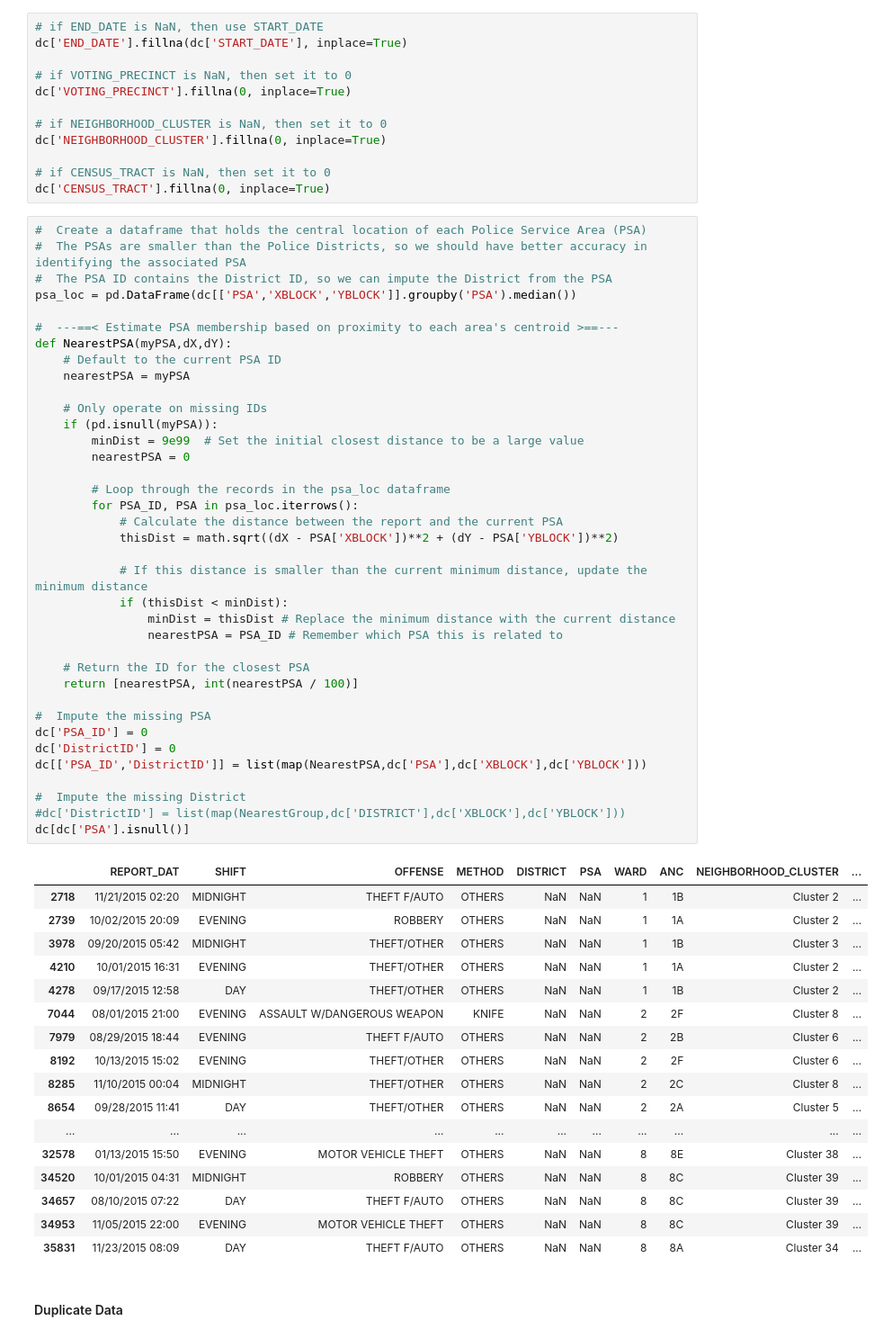
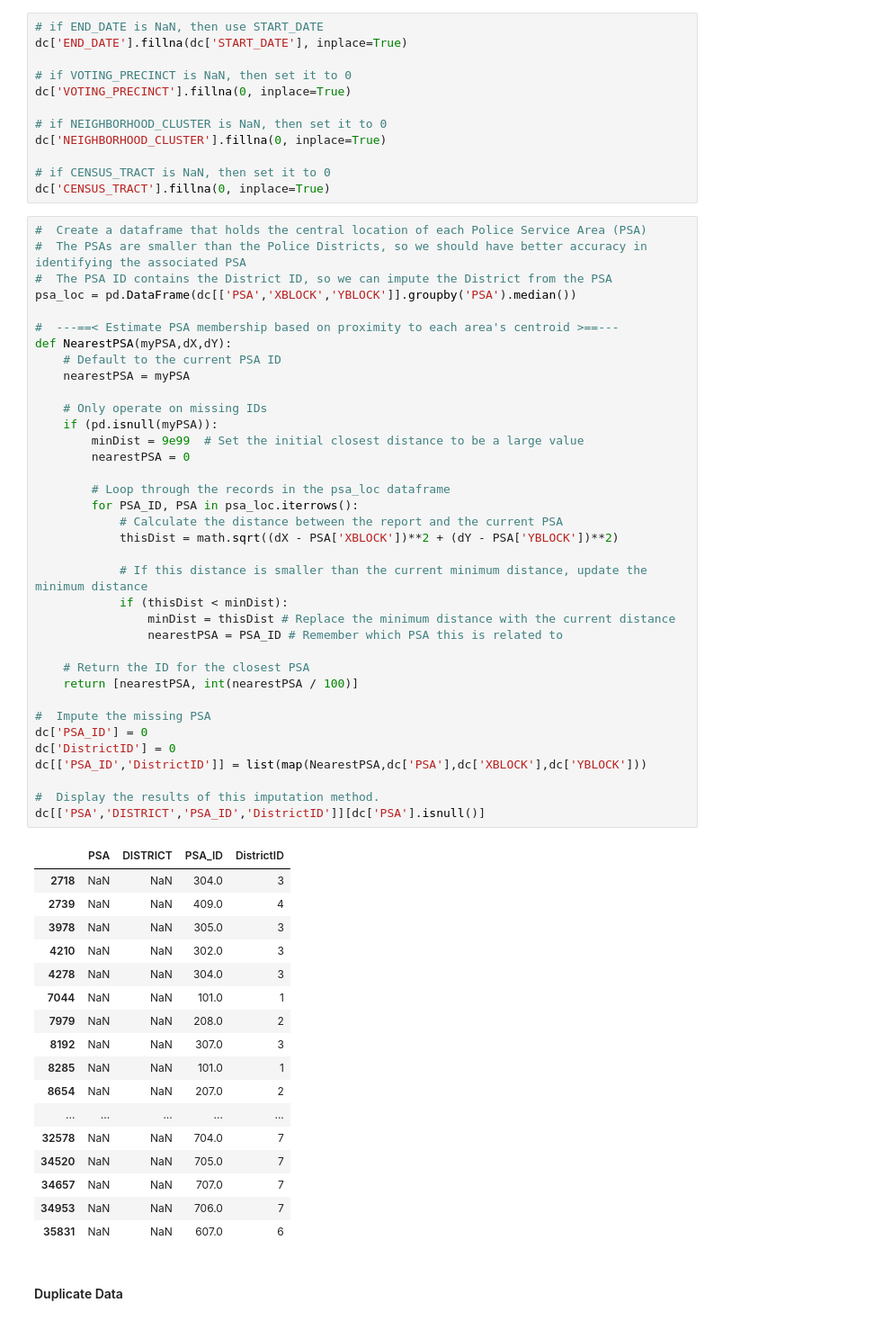
Before and after one commit to elkinst65/MSDS7331_Project_DC, a Jupyter notebook: MSDS7331 DC Crime 2015.ipynb, the cells around one changed output. Shown: that part at 90% size. Saved outputs shown, nothing was run; the diff lists cells and outputs as text.

```diff
--- a/MSDS7331 DC Crime 2015.ipynb
+++ b/MSDS7331 DC Crime 2015.ipynb
@@ -247,53 +258,52 @@ psa_loc = pd.DataFrame(dc[['PSA','XBLOCK','YBLOCK']].groupby('PSA').median())
 
 #  ---==< Estimate PSA membership based on proximity to each area's centroid >==---
 def NearestPSA(myPSA,dX,dY):
     # Default to the current PSA ID
     nearestPSA = myPSA
 
     # Only operate on missing IDs
     if (pd.isnull(myPSA)):
         minDist = 9e99  # Set the initial closest distance to be a large value
         nearestPSA = 0
 
         # Loop through the records in the psa_loc dataframe
         for PSA_ID, PSA in psa_loc.iterrows():
             # Calculate the distance between the report and the current PSA
             thisDist = math.sqrt((dX - PSA['XBLOCK'])**2 + (dY - PSA['YBLOCK'])**2)
 
             # If this distance is smaller than the current minimum distance, update the minimum distance
             if (thisDist < minDist):
                 minDist = thisDist # Replace the minimum distance with the current distance
                 nearestPSA = PSA_ID # Remember which PSA this is related to
 
     # Return the ID for the closest PSA
     return [nearestPSA, int(nearestPSA / 100)]
 
 #  Impute the missing PSA
 dc['PSA_ID'] = 0
 dc['DistrictID'] = 0
 dc[['PSA_ID','DistrictID']] = list(map(NearestPSA,dc['PSA'],dc['XBLOCK'],dc['YBLOCK']))
 
-#  Impute the missing District
-#dc['DistrictID'] = list(map(NearestGroup,dc['DISTRICT'],dc['XBLOCK'],dc['YBLOCK']))
-dc[dc['PSA'].isnull()]
+#  Display the results of this imputation method.
+dc[['PSA','DISTRICT','PSA_ID','DistrictID']][dc['PSA'].isnull()]
 # %% [output]
-|  | REPORT_DAT | SHIFT | OFFENSE | METHOD | DISTRICT | PSA | WARD | ANC | NEIGHBORHOOD_CLUSTER | ... |
-| 2718 | 11/21/2015 02:20 | MIDNIGHT | THEFT F/AUTO | OTHERS | NaN | NaN | 1 | 1B | Cluster 2 | ... |
-| 2739 | 10/02/2015 20:09 | EVENING | ROBBERY | OTHERS | NaN | NaN | 1 | 1A | Cluster 2 | ... |
-| 3978 | 09/20/2015 05:42 | MIDNIGHT | THEFT/OTHER | OTHERS | NaN | NaN | 1 | 1B | Cluster 3 | ... |
-| 4210 | 10/01/2015 16:31 | EVENING | THEFT/OTHER | OTHERS | NaN | NaN | 1 | 1A | Cluster 2 | ... |
-| 4278 | 09/17/2015 12:58 | DAY | THEFT/OTHER | OTHERS | NaN | NaN | 1 | 1B | Cluster 2 | ... |
-| 7044 | 08/01/2015 21:00 | EVENING | ASSAULT W/DANGEROUS WEAPON | KNIFE | NaN | NaN | 2 | 2F | Cluster 8 | ... |
-| 7979 | 08/29/2015 18:44 | EVENING | THEFT F/AUTO | OTHERS | NaN | NaN | 2 | 2B | Cluster 6 | ... |
-| 8192 | 10/13/2015 15:02 | EVENING | THEFT/OTHER | OTHERS | NaN | NaN | 2 | 2F | Cluster 6 | ... |
-| 8285 | 11/10/2015 00:04 | MIDNIGHT | THEFT/OTHER | OTHERS | NaN | NaN | 2 | 2C | Cluster 8 | ... |
-| 8654 | 09/28/2015 11:41 | DAY | THEFT/OTHER | OTHERS | NaN | NaN | 2 | 2A | Cluster 5 | ... |
-| ... | ... | ... | ... | ... | ... | ... | ... | ... | ... | ... |
-| 32578 | 01/13/2015 15:50 | EVENING | MOTOR VEHICLE THEFT | OTHERS | NaN | NaN | 8 | 8E | Cluster 38 | ... |
-| 34520 | 10/01/2015 04:31 | MIDNIGHT | ROBBERY | OTHERS | NaN | NaN | 8 | 8C | Cluster 39 | ... |
-| 34657 | 08/10/2015 07:22 | DAY | THEFT F/AUTO | OTHERS | NaN | NaN | 8 | 8C | Cluster 39 | ... |
-| 34953 | 11/05/2015 22:00 | EVENING | MOTOR VEHICLE THEFT | OTHERS | NaN | NaN | 8 | 8C | Cluster 39 | ... |
-| 35831 | 11/23/2015 08:09 | DAY | THEFT F/AUTO | OTHERS | NaN | NaN | 8 | 8A | Cluster 34 | ... |
+|  | PSA | DISTRICT | PSA_ID | DistrictID |
+| 2718 | NaN | NaN | 304.0 | 3 |
+| 2739 | NaN | NaN | 409.0 | 4 |
+| 3978 | NaN | NaN | 305.0 | 3 |
+| 4210 | NaN | NaN | 302.0 | 3 |
+| 4278 | NaN | NaN | 304.0 | 3 |
+| 7044 | NaN | NaN | 101.0 | 1 |
+| 7979 | NaN | NaN | 208.0 | 2 |
+| 8192 | NaN | NaN | 307.0 | 3 |
+| 8285 | NaN | NaN | 101.0 | 1 |
+| 8654 | NaN | NaN | 207.0 | 2 |
+| ... | ... | ... | ... | ... |
+| 32578 | NaN | NaN | 704.0 | 7 |
+| 34520 | NaN | NaN | 705.0 | 7 |
+| 34657 | NaN | NaN | 707.0 | 7 |
+| 34953 | NaN | NaN | 706.0 | 7 |
+| 35831 | NaN | NaN | 607.0 | 6 |
 # %% [markdown]
 #### Duplicate Data
 # %% [markdown]
```
Also changed, not shown: parts of 36 cells of this notebook, 1 other file.
